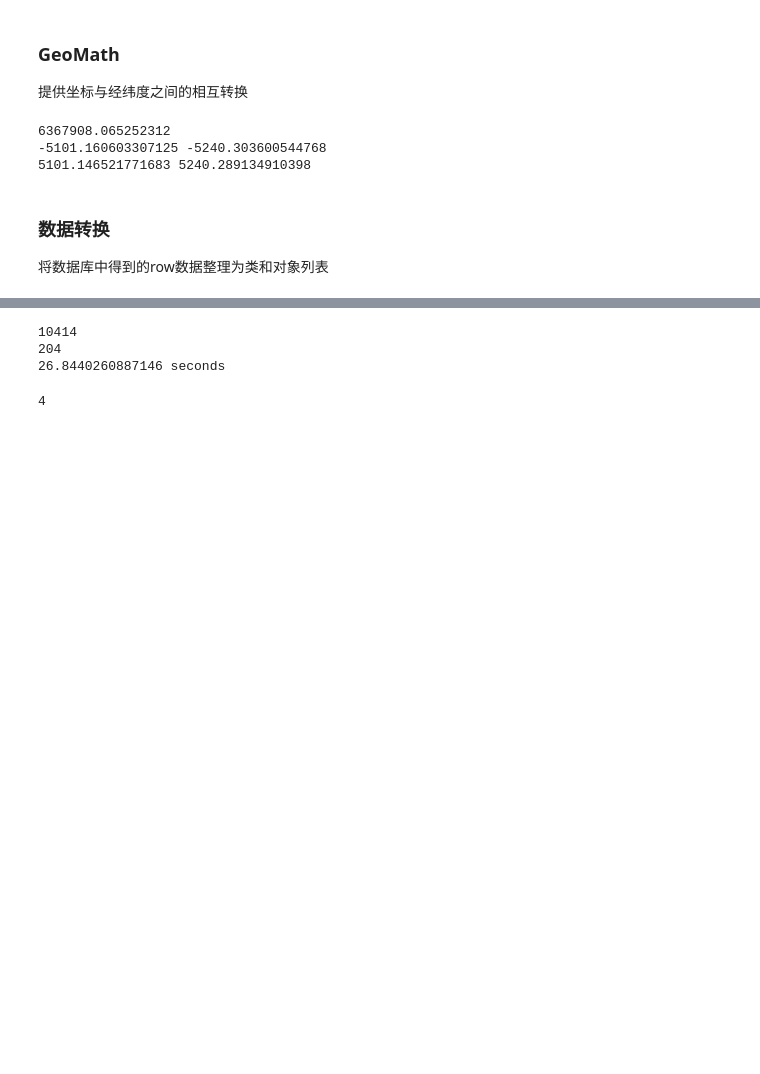
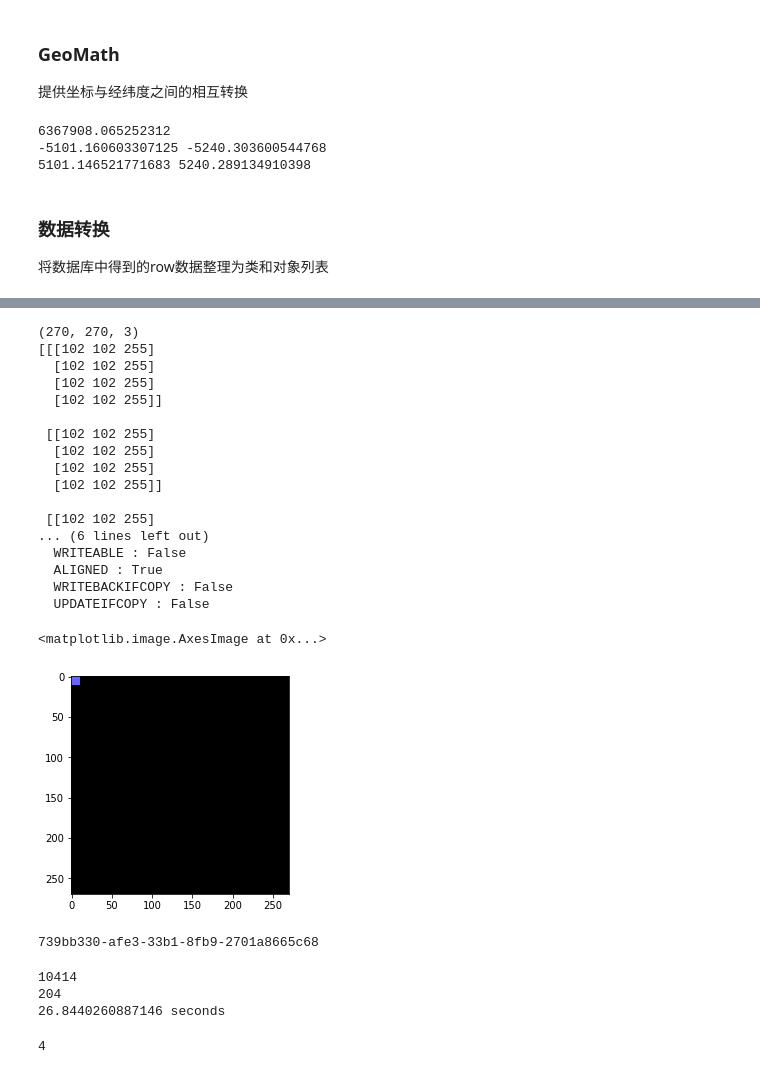
Before and after one commit to amomorning/osm4arch, a Jupyter notebook: python/prato_function_learning.ipynb, the cells around one changed output, grey strips where cells are left out. Saved outputs shown, nothing was run; the diff lists cells and outputs as text; code cells hidden in the pictures; blank space fills up the shorter version.

Commit message:
Add ColorDict

```diff
--- a/python/prato_function_learning.ipynb
+++ b/python/prato_function_learning.ipynb
@@ -108,6 +108,23 @@ class Gpoi:
 
     def __lt__(self, other):
         return self.x < other.x
+
+
+colorDict = {
+    'transport': (102, 102, 255),
+    'government': (102, 153, 255),
+    'health': (102, 204, 255),
+    'education': (102, 255, 255),
+    'religious': (102, 255, 204),
+    'civic': (102, 255, 153),
+    'sport': (102, 255, 102),
+    'service': (153, 255, 102),
+    'beauty': (204, 255, 102),
+    'entertain': (255, 255, 102),
+    'retail': (255, 204, 102),
+    'hotel': (255, 153, 102),
+    'food': (255, 102, 102)
+}
 # %%
 p = []
 for row in rows:
@@ -183,3 +232,42 @@ tt.x -= 50
+# %%
+from PIL import Image, ImageDraw
+
+f = Image.new('RGB', (270, 270), (0, 0, 0))
+
+draw = ImageDraw.Draw(f)
+
+draw.rectangle((0, 0, 10, 10), fill=colorDict['transport'])
+
+a = np.asarray(f)[:,:,:]
+print(a.shape)
+print(a[1:4, 1:5, :])
+print(a.flags)
+plt.imshow(a)
+# f.save('./data/train/{}.jpg'.format(uuid.uuid1()))
+# %% [output]
+(270, 270, 3)
+[[[102 102 255]
+  [102 102 255]
+  [102 102 255]
+  [102 102 255]]
+
+ [[102 102 255]
+  [102 102 255]
+  [102 102 255]
+  [102 102 255]]
+
+ [[102 102 255]
+... (6 lines left out)
+  WRITEABLE : False
+  ALIGNED : True
+  WRITEBACKIFCOPY : False
+  UPDATEIFCOPY : False
+<matplotlib.image.AxesImage at 0x...>
+[figure, added]
+# %%
+print(uuid.uuid3(namespace, name))
+# %% [output]
+739bb330-afe3-33b1-8fb9-2701a8665c68
 # %%
 from time import time
 start = time()
```
Also changed, not shown: parts of 8 cells of this notebook, 3 other files.
